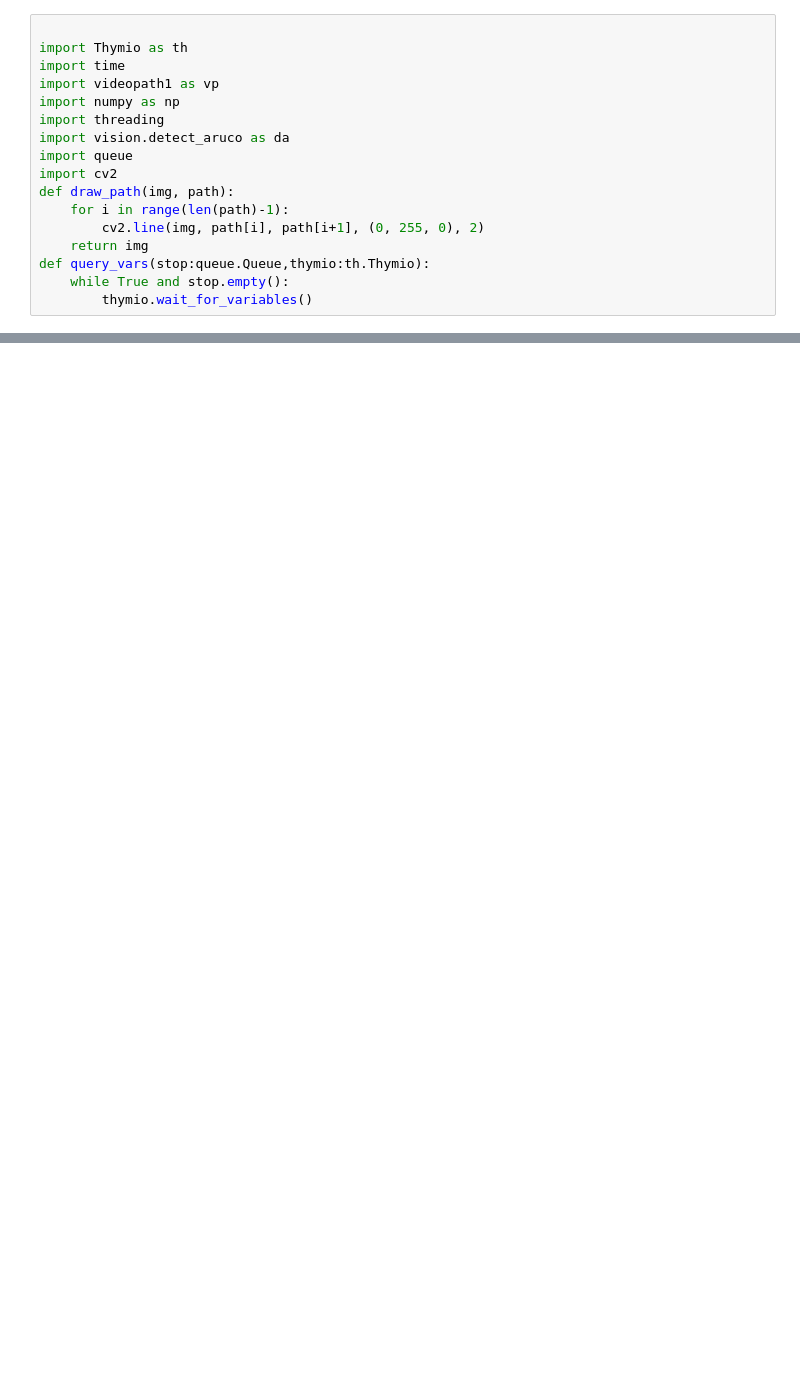
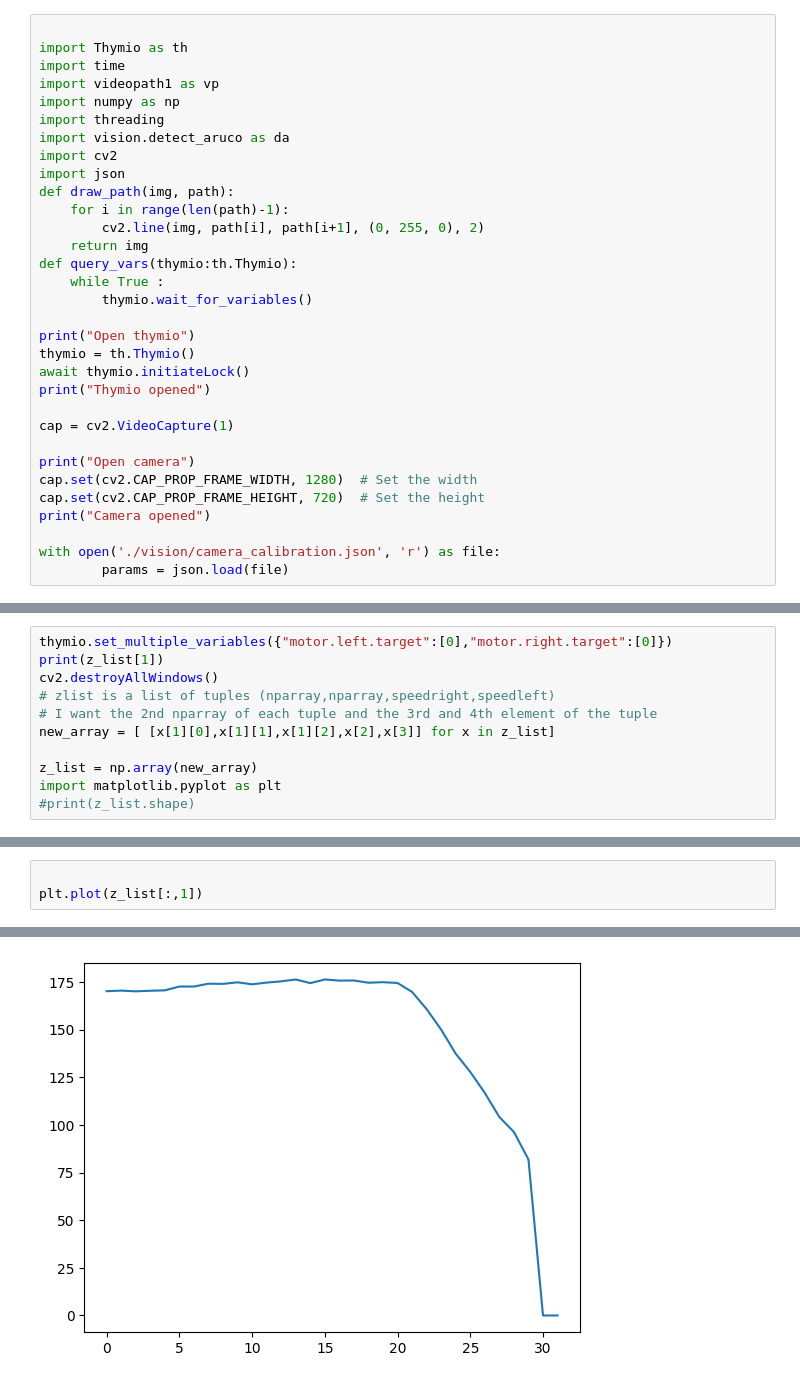
Before and after one commit to marinPh/mobileRobt38, a Jupyter notebook: main.ipynb, the cells around one changed output, grey strips where cells are left out. Cells and saved outputs as stored; diff of their text form; blank space fills up the shorter version.

```diff
--- a/main.ipynb
+++ b/main.ipynb
@@ -6,12 +6,27 @@ import videopath1 as vp
 import numpy as np
 import threading
 import vision.detect_aruco as da
-import queue
 import cv2
+import json
 def draw_path(img, path):
     for i in range(len(path)-1):
         cv2.line(img, path[i], path[i+1], (0, 255, 0), 2)
     return img
-def query_vars(stop:queue.Queue,thymio:th.Thymio):
-    while True and stop.empty():
+def query_vars(thymio:th.Thymio):
+    while True :
         thymio.wait_for_variables()
+
+print("Open thymio")
+thymio = th.Thymio()
+await thymio.initiateLock()
+print("Thymio opened")
+
+cap = cv2.VideoCapture(1)
+
+print("Open camera")
+cap.set(cv2.CAP_PROP_FRAME_WIDTH, 1280)  # Set the width
+cap.set(cv2.CAP_PROP_FRAME_HEIGHT, 720)  # Set the height
+print("Camera opened")
+
+with open('./vision/camera_calibration.json', 'r') as file:
+        params = json.load(file)
@@ -159,0 +173,11 @@ print(cv2.__version__)
+# %%
+thymio.set_multiple_variables({"motor.left.target":[0],"motor.right.target":[0]})
+print(z_list[1])
+cv2.destroyAllWindows()
+# zlist is a list of tuples (nparray,nparray,speedright,speedleft)
+# I want the 2nd nparray of each tuple and the 3rd and 4th element of the tuple
+new_array = [ [x[1][0],x[1][1],x[1][2],x[2],x[3]] for x in z_list]
+
+z_list = np.array(new_array)
+import matplotlib.pyplot as plt
+#print(z_list.shape)
@@ -159,0 +188,4 @@ print(cv2.__version__)
+# %%
+
+plt.plot(z_list[:,1])
+# %% [output]
@@ -159,0 +193 @@ print(cv2.__version__)
+[figure, added]
```
Also changed, not shown: parts of 5 cells of this notebook, 4 other files.
